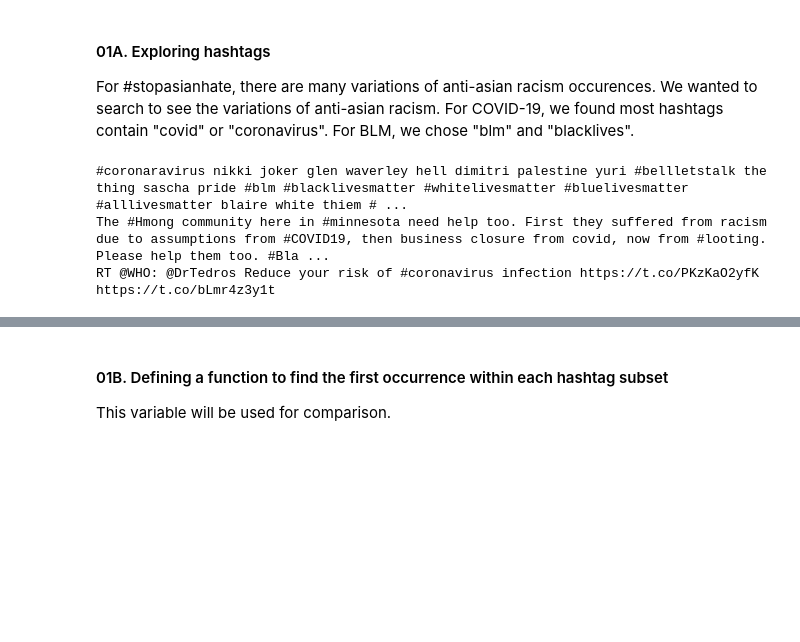
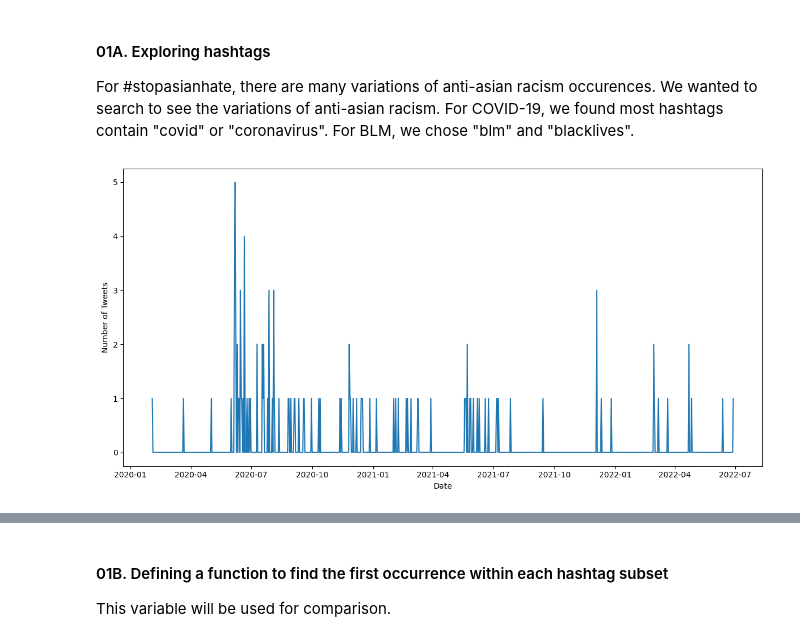
Before and after one commit to maccias/qss20_covidtweetproject, a Jupyter notebook: code/QSS20_FinalProject.ipynb, the cells around one changed output, grey strips where cells are left out. Saved outputs shown, nothing was run; the diff lists cells and outputs as text; code cells hidden in the pictures; blank space fills up the shorter version.

```diff
--- a/code/QSS20_FinalProject.ipynb
+++ b/code/QSS20_FinalProject.ipynb
@@ -88,3 +101,12 @@ memory usage: 976.4+ MB
 #### 01A. Exploring hashtags
 
 For #stopasianhate, there are many variations of anti-asian racism occurences. We wanted to search to see the variations of anti-asian racism. For COVID-19, we found most hashtags contain "covid" or "coronavirus". For BLM, we chose "blm" and "blacklives".
+# %%
+def test(strList):
+    x = pd.DataFrame(data[data["hashtag"].str.contains(strList, case = False, na = False)])
+    dat = x[["hashtag", "date2", "text"]].sort_values(by = "date2").reset_index(drop=True)
+    return pd.DataFrame(dat)
+# %%
+def tweet_v(dat):
+    dat = dat.resample('D', on='date2').size().reset_index(name='tweet_count')
+    return pd.DataFrame(dat)
@@ -91,17 +123,13 @@ For #stopasianhate, there are many variations of anti-asian racism occurences. W
 # %%
-testblm = data[data["hashtag"].str.contains("black", case = False, na = False)]
-testingblm = testblm[["hashtag", "date", "text"]].sort_values(by = "date").reset_index()
+blm = test("black|blm|george floyd|derek chauvin")
+testblm = tweet_v(blm)
 
-testasian = data[data["hashtag"].str.contains("asian|yellow", case = False, na = False)]
-testingasian = testasian[["hashtag", "date", "text"]].sort_values(by = "date").reset_index()
+# testblm = filtr(testblm,"2020-05-25","2020-06-20")
 
-testcovid = data[data["hashtag"].str.contains("covid|coronavirus", case = False, na = False)]
-testingcovid = testcovid[["hashtag", "date", "text"]].sort_values(by = "date").reset_index()
+plt.figure(figsize=(12, 6))
+plt.plot(testblm['date2'], testblm['tweet_count'], label='Tweet Volume')
+plt.xlabel('Date')
+plt.ylabel('Number of Tweets')
+plt.tight_layout()
+# %% [output]
+[figure, added]
-# %%
-print(testingblm.iloc[3, 3])
-print(testingasian.iloc[39, 3])
-print(testingcovid.iloc[3, 3])
-# %% [output]
-#coronaravirus nikki joker glen waverley hell dimitri palestine yuri #bellletstalk the thing sascha pride #blm #blacklivesmatter #whitelivesmatter #bluelivesmatter #alllivesmatter blaire white thiem # ...
-The #Hmong community here in #minnesota need help too. First they suffered from racism due to assumptions from #COVID19, then business closure from covid, now from #looting. Please help them too. #Bla ...
-RT @WHO: @DrTedros Reduce your risk of #coronavirus infection https://t.co/PKzKaO2yfK https://t.co/bLmr4z3y1t
```
Also changed, not shown: parts of 9 cells of this notebook.
